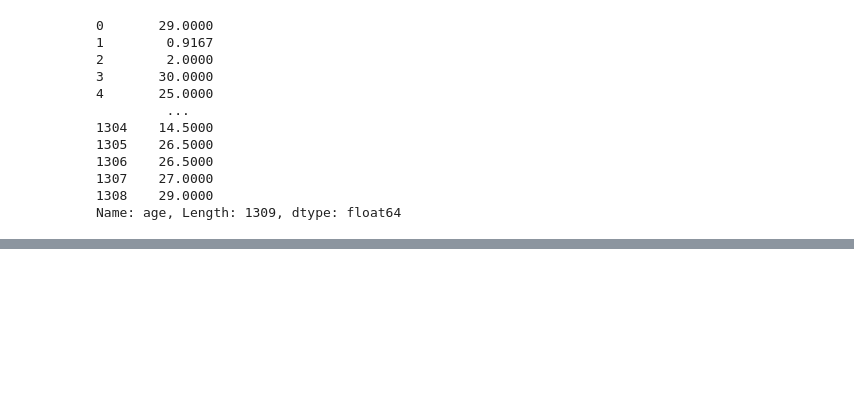
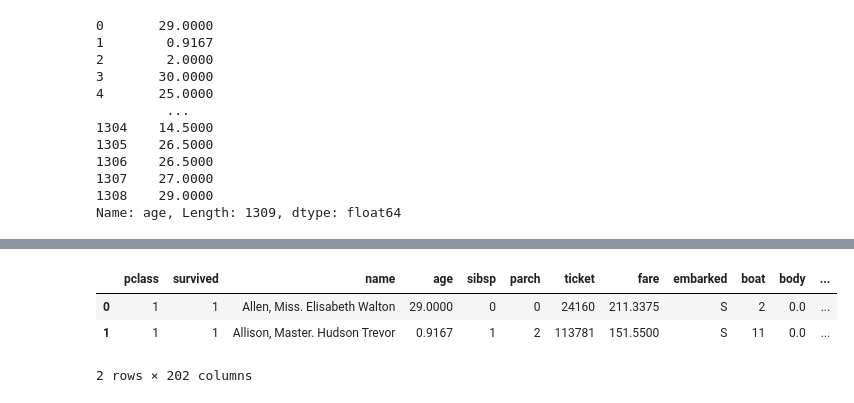
Before and after one commit to giordanap/Udemy-Machine_Learning, a Jupyter notebook: sript_02.ipynb, the cells around one changed output, grey strips where cells are left out. Cells and saved outputs as stored; diff of their text form; code cells hidden in the pictures; blank space fills up the shorter version.

```diff
--- a/sript_02.ipynb
+++ b/sript_02.ipynb
@@ -155,0 +196,6 @@ Name: age, Length: 1309, dtype: float64
+# %%
+def createDummies(df,var_name):
+  df_dummy=pd.get_dummies(df[var_name],prefix=var_name)
+  df=df.drop([var_name],axis=1)
+  df=pd.concat([df,df_dummy],axis=1)
+  return df
@@ -155,0 +228,7 @@ Name: age, Length: 1309, dtype: float64
+# %%
+createDummies(data,['cabin']).head(2)
+# %% [output]
+|  | pclass | survived | name | age | sibsp | parch | ticket | fare | embarked | boat | body | ... |
+| 0 | 1 | 1 | Allen, Miss. Elisabeth Walton | 29.0000 | 0 | 0 | 24160 | 211.3375 | S | 2 | 0.0 | ... |
+| 1 | 1 | 1 | Allison, Master. Hudson Trevor | 0.9167 | 1 | 2 | 113781 | 151.5500 | S | 11 | 0.0 | ... |
+2 rows × 202 columns
```
Also changed, not shown: parts of 10 cells of this notebook.
